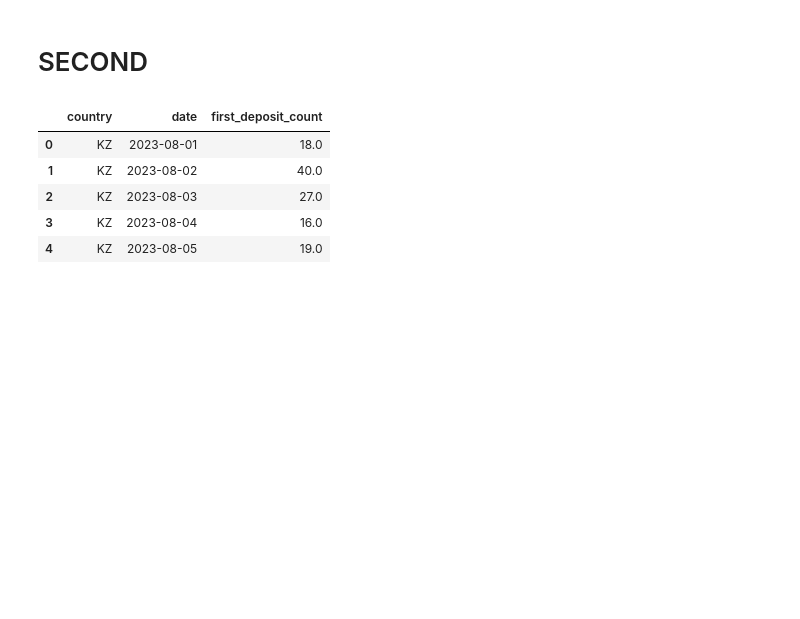
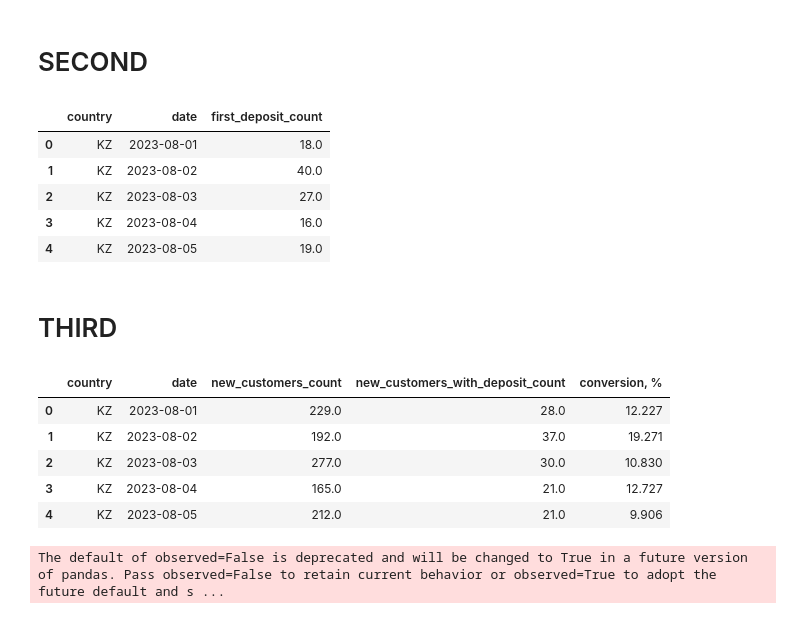
Before and after one commit to JeanSkyPoor/test_neotech, a Jupyter notebook: graph.ipynb, the cells around one changed output. Drawn from its saved outputs; the diff is of its cells as text; code cells hidden in the pictures; blank space fills up the shorter version.

```diff
--- a/graph.ipynb
+++ b/graph.ipynb
@@ -86,4 +86,31 @@ df_second.head()
 | 2 | KZ | 2023-08-03 | 27.0 |
 | 3 | KZ | 2023-08-04 | 16.0 |
 | 4 | KZ | 2023-08-05 | 19.0 |
+# %% [markdown]
+# THIRD
+# %%
+df_third_columns = {
+    "country": "category",
+    "date": str,
+    "new_customers_count": float,
+    "new_customers_with_deposit_count": float,
+    "conversion, %": float
+}
+df = pd.read_csv(
+    "conversion_from_regist_to_deposit.csv",
+    usecols = df_third_columns.keys(),
+    dtype = df_third_columns,
+    sep = ",",
+    parse_dates = [
+        "date"
+    ]
+)
+df.head()
+# %% [output]
+|  | country | date | new_customers_count | new_customers_with_deposit_count | conversion, % |
+| 0 | KZ | 2023-08-01 | 229.0 | 28.0 | 12.227 |
+| 1 | KZ | 2023-08-02 | 192.0 | 37.0 | 19.271 |
+| 2 | KZ | 2023-08-03 | 277.0 | 30.0 | 10.830 |
+| 3 | KZ | 2023-08-04 | 165.0 | 21.0 | 12.727 |
+| 4 | KZ | 2023-08-05 | 212.0 | 21.0 | 9.906 |
 # %%
@@ -110,0 +143,4 @@ draw_graph_first_deposits_dynamic_by_country(df_second)
+# %%
+draw_graph_conversion_from_regist_to_deposit(df)
+# %% [output]
+The default of observed=False is deprecated and will be changed to True in a future version of pandas. Pass observed=False to retain current behavior or observed=True to adopt the future default and s ...
```
Also changed, not shown: parts of 2 cells of this notebook, 5 other files.
